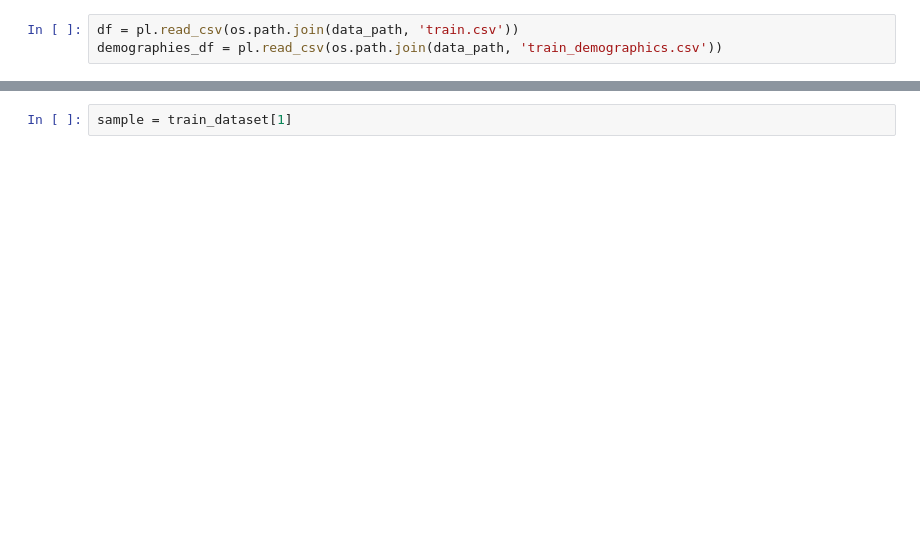
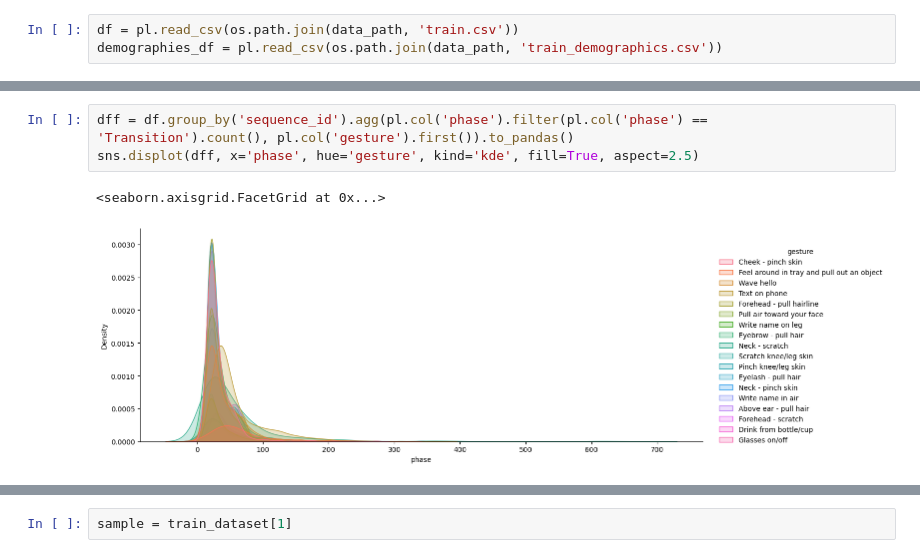
Before and after one commit to Seydifa/Challenge, a Jupyter notebook: Torch_Version_de_CMI_idea_test_notebook.ipynb, the cells around one changed output, grey strips where cells are left out. Drawn from its saved outputs; the diff is of its cells as text; blank space fills up the shorter version.

```diff
--- a/Torch_Version_de_CMI_idea_test_notebook.ipynb
+++ b/Torch_Version_de_CMI_idea_test_notebook.ipynb
@@ -344,3 +820,9 @@ class CMIDataset(Dataset):
+# %%
+dff = df.group_by('sequence_id').agg(pl.col('phase').filter(pl.col('phase') == 'Transition').count(), pl.col('gesture').first()).to_pandas()
+sns.displot(dff, x='phase', hue='gesture', kind='kde', fill=True, aspect=2.5)
+# %% [output]
+<seaborn.axisgrid.FacetGrid at 0x...>
+[figure, added]
 # %%
 from sklearn.model_selection import train_test_split
 from sklearn.preprocessing import LabelEncoder
```
Also changed, not shown: parts of 32 cells of this notebook.
